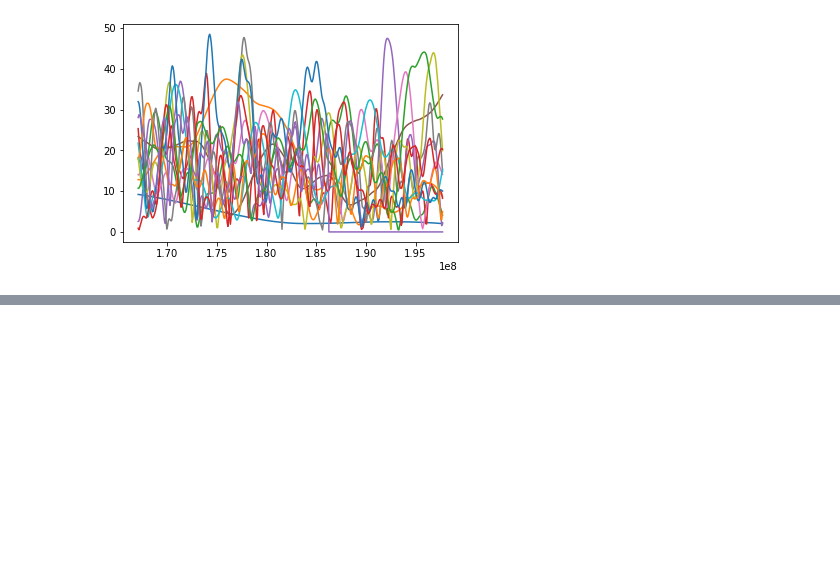
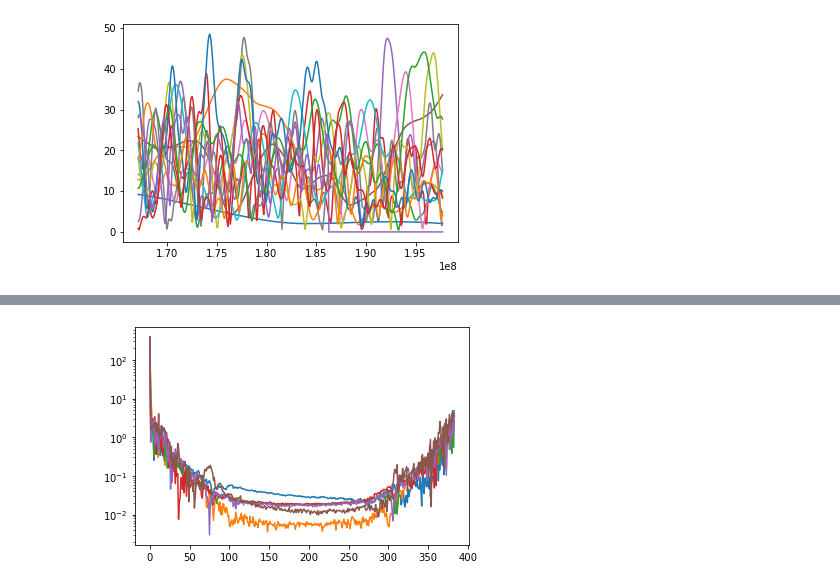
Before and after one commit to rlbyrne/rlb_LWA, a Jupyter notebook: notebooks/dwcal_test_plotting_Jan2022.ipynb, the cells around one changed output, grey strips where cells are left out. Cells and saved outputs as stored; diff of their text form; code cells hidden in the pictures; blank space fills up the shorter version.

```diff
--- a/notebooks/dwcal_test_plotting_Jan2022.ipynb
+++ b/notebooks/dwcal_test_plotting_Jan2022.ipynb
@@ -220,0 +239,7 @@ np.prod(np.shape(flagged_channels))
+# %%
+for ant_ind in range(6):
+    plt.plot(np.abs(np.fft.fft(cal_dw_limited_ants.gain_array[ant_ind,0,:,0,0])))
+    plt.yscale('log')
+plt.show()
+# %% [output]
+[figure, added]
```
Also changed, not shown: parts of 19 cells of this notebook, 1 other file.
